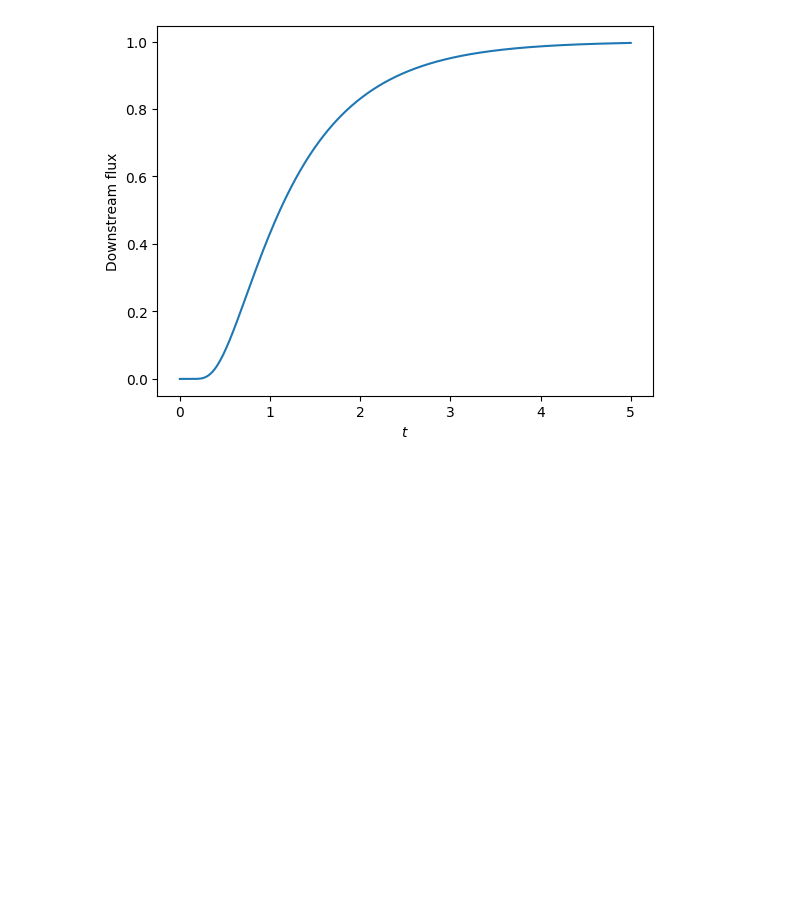
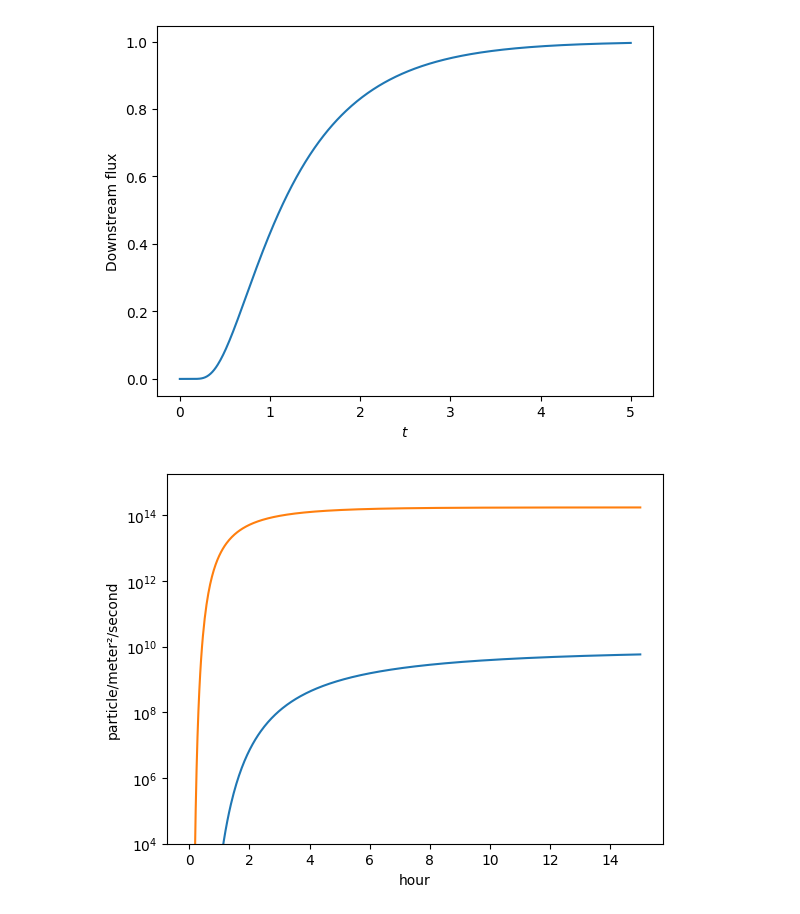
Before and after one commit to RemDelaporteMathurin/hyperion, a Jupyter notebook: analytics.ipynb, the cells around one changed output. Drawn from its saved outputs; the diff is of its cells as text; code cells hidden in the pictures; blank space fills up the shorter version.

```diff
--- a/analytics.ipynb
+++ b/analytics.ipynb
@@ -47,11 +47,14 @@ perm = 1
 D = 0.5
 L = 2
 
-n_array = np.arange(1, 10000)[:, np.newaxis]
 t_array = np.linspace(1e-8, 5, num=500)
 
+def downstream_flux(t, P_up, permeability, L, D):
+    n_array = np.arange(1, 10000)[:, np.newaxis]
+    summation = np.sum((-1)**n_array * np.exp(-(np.pi * n_array)**2 * D/L**2 * t_array), axis=0)
+    return P_up * permeability / L * (2*summation + 1)
 
-flux = P_up * perm / L * (2* np.sum((-1)**n_array * np.exp(-(np.pi * n_array)**2 * D/L**2 * t_array), axis=0) + 1)
+flux = downstream_flux(t, P_up, perm, L, D)
 flux[0] = 0
 
 import matplotlib.pyplot as plt
@@ -63,0 +70,33 @@ plt.show()
+# %%
+import h_transport_materials as htm
+
+temperature_range = [760, 970] * htm.ureg.K
+
+flibe_diffusivity = htm.diffusivities.filter(material=htm.FLIBE).mean()
+flibe_diffusivity_min = flibe_diffusivity.value(temperature_range[0])
+flibe_diffusivity_max = flibe_diffusivity.value(temperature_range[1])
+flibe_solubility_min = 1e17 * htm.ureg.particle * htm.ureg.m**-3 * htm.ureg.Pa**-1
+flibe_solubility_max = 6.29e20 * htm.ureg.particle * htm.ureg.m**-3 * htm.ureg.Pa**-1
+
+flibe_permeability_max = flibe_solubility_max*flibe_diffusivity_max
+flibe_permeability_min = flibe_solubility_min*flibe_diffusivity_min
+# %%
+t_array = np.linspace(1e-8, 15, num=500) * htm.ureg.hour
+L = 20 * htm.ureg.mm
+P_up = 1 * htm.ureg.Pa
+radius = 25 * htm.ureg.mm
+A = np.pi * radius**2
+gas_flow = 20 * htm.ureg.cm**3 * htm.ureg.min**-1
+
+for D, perm in zip([flibe_diffusivity_min, flibe_diffusivity_max], [flibe_permeability_min, flibe_permeability_max]):
+    flux = downstream_flux(t, P_up, perm, L, D)
+    flux[0] *= 0
+    flux = flux.to(htm.ureg.particle * htm.ureg.m**-2 * htm.ureg.s**-1)
+    plt.plot(t_array, flux)
+plt.yscale("log")
+plt.ylim(bottom=1e4)
+# plt.xlabel(r"$t$")
+# plt.ylabel("Downstream flux")
+plt.show()
+# %% [output]
+[figure, added]
```
Also changed, not shown: parts of 2 cells of this notebook.
